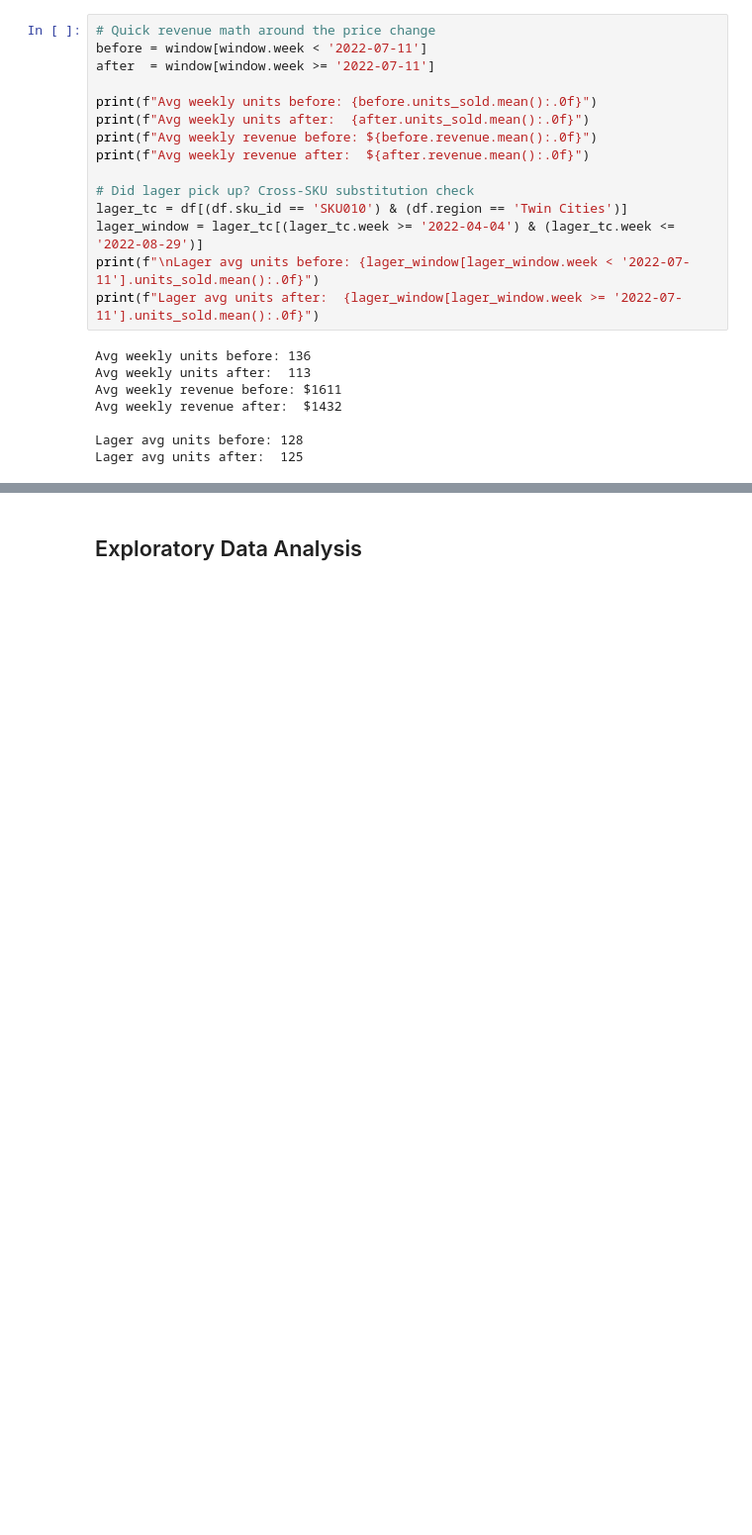
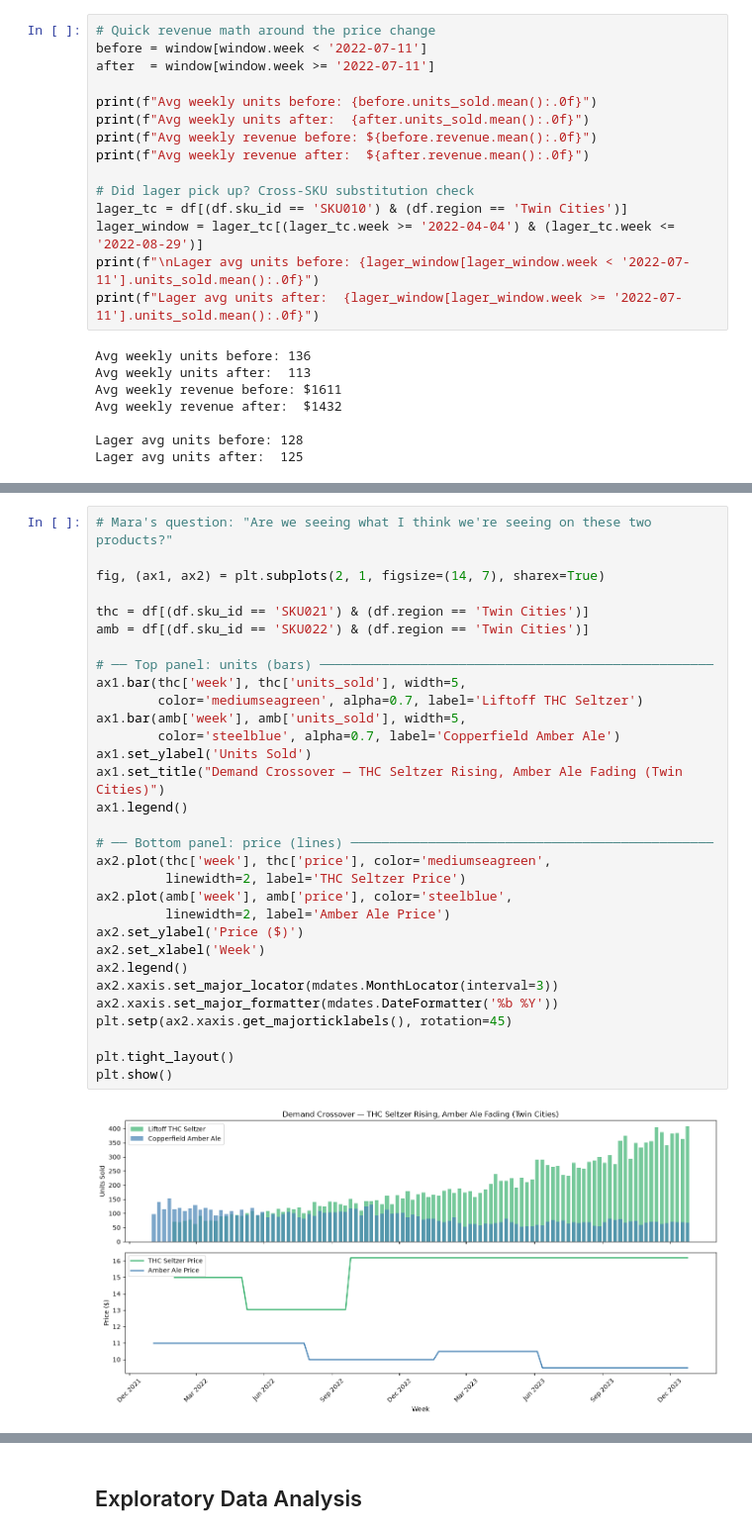
Before and after one commit to jwalluww/MarketingScience, a Jupyter notebook: price-elasticity/notebooks/price_elasticity.ipynb, the cells around one changed output, grey strips where cells are left out. Shown at 99% size. Cells and saved outputs as stored; diff of their text form; blank space fills up the shorter version.

```diff
--- a/price-elasticity/notebooks/price_elasticity.ipynb
+++ b/price-elasticity/notebooks/price_elasticity.ipynb
@@ -228,3 +231,36 @@ Lager avg units after:  125
+# %%
+# Mara's question: "Are we seeing what I think we're seeing on these two products?"
+
+fig, (ax1, ax2) = plt.subplots(2, 1, figsize=(14, 7), sharex=True)
+
+thc = df[(df.sku_id == 'SKU021') & (df.region == 'Twin Cities')]
+amb = df[(df.sku_id == 'SKU022') & (df.region == 'Twin Cities')]
+
+# ── Top panel: units (bars) ───────────────────────────────────────────────────
+ax1.bar(thc['week'], thc['units_sold'], width=5,
+        color='mediumseagreen', alpha=0.7, label='Liftoff THC Seltzer')
+ax1.bar(amb['week'], amb['units_sold'], width=5,
+        color='steelblue', alpha=0.7, label='Copperfield Amber Ale')
+ax1.set_ylabel('Units Sold')
+ax1.set_title("Demand Crossover — THC Seltzer Rising, Amber Ale Fading (Twin Cities)")
+ax1.legend()
+
+# ── Bottom panel: price (lines) ───────────────────────────────────────────────
+ax2.plot(thc['week'], thc['price'], color='mediumseagreen',
+         linewidth=2, label='THC Seltzer Price')
+ax2.plot(amb['week'], amb['price'], color='steelblue',
+         linewidth=2, label='Amber Ale Price')
+ax2.set_ylabel('Price ($)')
+ax2.set_xlabel('Week')
+ax2.legend()
+ax2.xaxis.set_major_locator(mdates.MonthLocator(interval=3))
+ax2.xaxis.set_major_formatter(mdates.DateFormatter('%b %Y'))
+plt.setp(ax2.xaxis.get_majorticklabels(), rotation=45)
+
+plt.tight_layout()
+plt.show()
+# %% [output]
+[figure, added]
 # %% [markdown]
 ***
 ### **Notes**:
```
Also changed, not shown: parts of 16 cells of this notebook.
